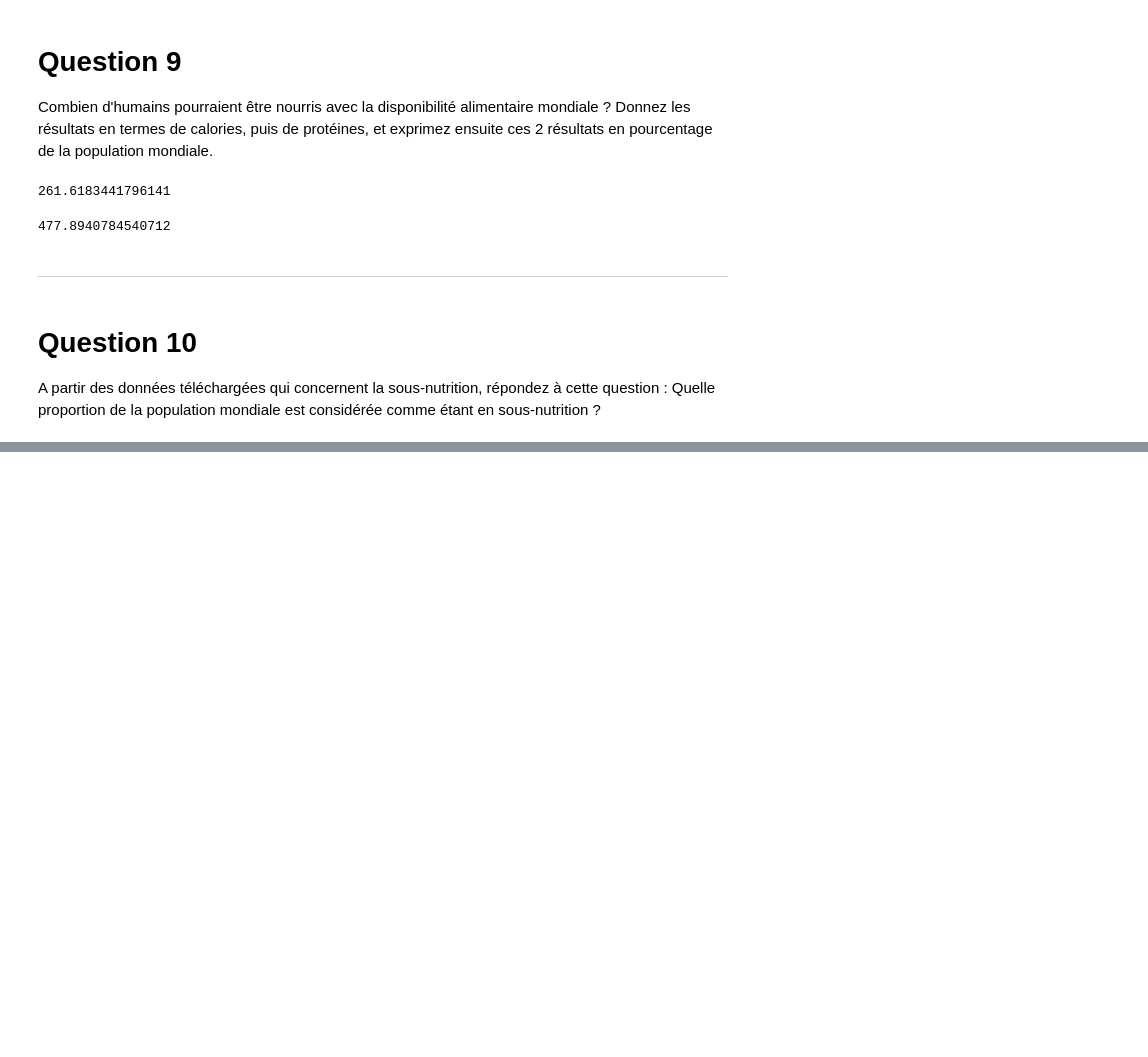
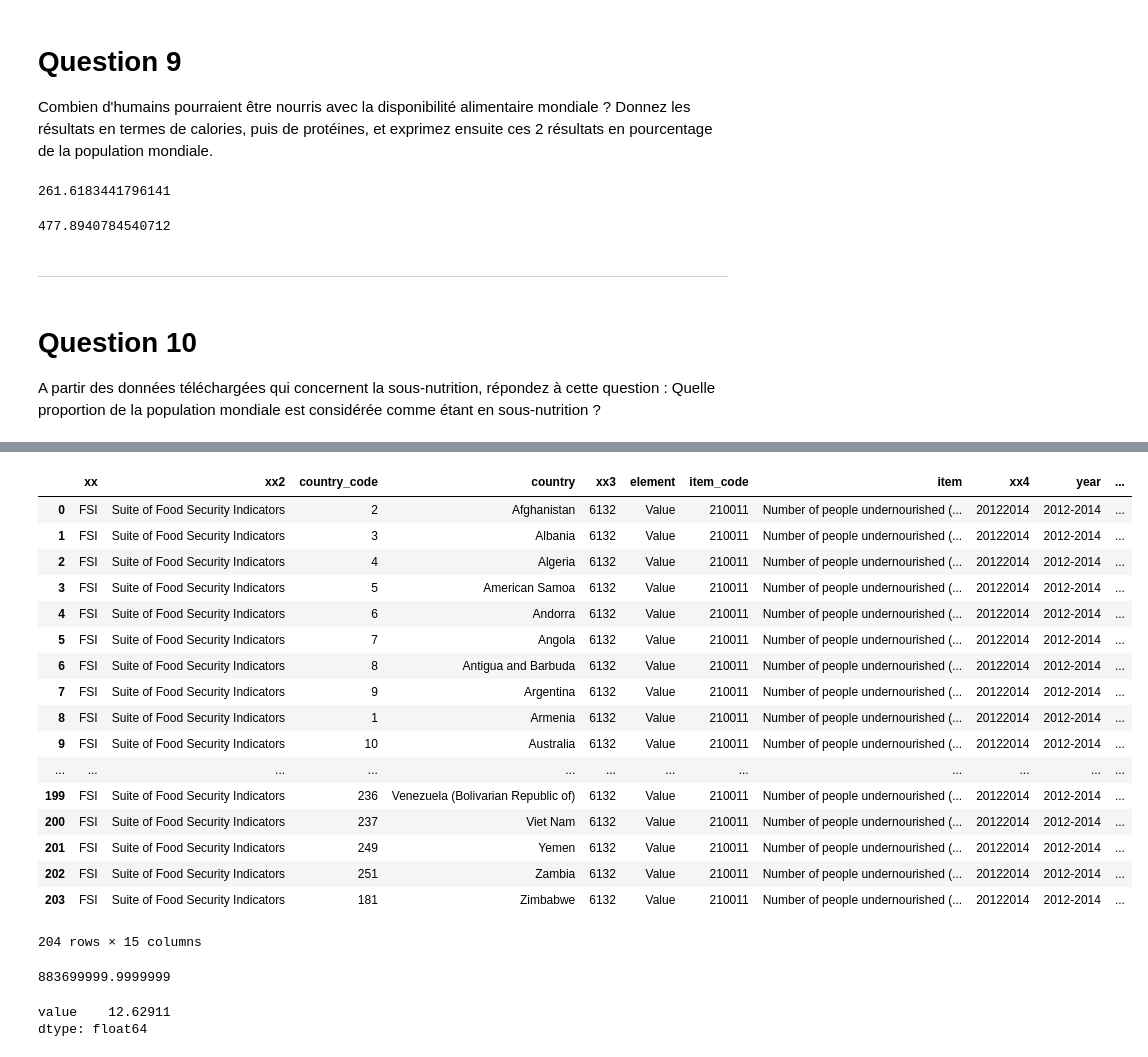
Before and after one commit to Sh4mSh4m/OCR_DA_proj3, a Jupyter notebook: projet3_fao.ipynb, the cells around one changed output, grey strips where cells are left out. Cells and saved outputs as stored; diff of their text form; code cells hidden in the pictures; blank space fills up the shorter version.

```diff
--- a/projet3_fao.ipynb
+++ b/projet3_fao.ipynb
@@ -504,0 +533,34 @@ A partir des données téléchargées qui concernent la sous-nutrition, réponde
+# %%
+undernourrished.loc[(undernourrished['value'] == "<0.1"), 'value'] = 0.1
+# %%
+undernourrished
+# %% [output]
+|  | xx | xx2 | country_code | country | xx3 | element | item_code | item | xx4 | year | ... |
+| 0 | FSI | Suite of Food Security Indicators | 2 | Afghanistan | 6132 | Value | 210011 | Number of people undernourished (... | 20122014 | 2012-2014 | ... |
+| 1 | FSI | Suite of Food Security Indicators | 3 | Albania | 6132 | Value | 210011 | Number of people undernourished (... | 20122014 | 2012-2014 | ... |
+| 2 | FSI | Suite of Food Security Indicators | 4 | Algeria | 6132 | Value | 210011 | Number of people undernourished (... | 20122014 | 2012-2014 | ... |
+| 3 | FSI | Suite of Food Security Indicators | 5 | American Samoa | 6132 | Value | 210011 | Number of people undernourished (... | 20122014 | 2012-2014 | ... |
+| 4 | FSI | Suite of Food Security Indicators | 6 | Andorra | 6132 | Value | 210011 | Number of people undernourished (... | 20122014 | 2012-2014 | ... |
+| 5 | FSI | Suite of Food Security Indicators | 7 | Angola | 6132 | Value | 210011 | Number of people undernourished (... | 20122014 | 2012-2014 | ... |
+| 6 | FSI | Suite of Food Security Indicators | 8 | Antigua and Barbuda | 6132 | Value | 210011 | Number of people undernourished (... | 20122014 | 2012-2014 | ... |
+| 7 | FSI | Suite of Food Security Indicators | 9 | Argentina | 6132 | Value | 210011 | Number of people undernourished (... | 20122014 | 2012-2014 | ... |
+| 8 | FSI | Suite of Food Security Indicators | 1 | Armenia | 6132 | Value | 210011 | Number of people undernourished (... | 20122014 | 2012-2014 | ... |
+| 9 | FSI | Suite of Food Security Indicators | 10 | Australia | 6132 | Value | 210011 | Number of people undernourished (... | 20122014 | 2012-2014 | ... |
+| ... | ... | ... | ... | ... | ... | ... | ... | ... | ... | ... | ... |
+| 199 | FSI | Suite of Food Security Indicators | 236 | Venezuela (Bolivarian Republic of) | 6132 | Value | 210011 | Number of people undernourished (... | 20122014 | 2012-2014 | ... |
+| 200 | FSI | Suite of Food Security Indicators | 237 | Viet Nam | 6132 | Value | 210011 | Number of people undernourished (... | 20122014 | 2012-2014 | ... |
+| 201 | FSI | Suite of Food Security Indicators | 249 | Yemen | 6132 | Value | 210011 | Number of people undernourished (... | 20122014 | 2012-2014 | ... |
+| 202 | FSI | Suite of Food Security Indicators | 251 | Zambia | 6132 | Value | 210011 | Number of people undernourished (... | 20122014 | 2012-2014 | ... |
+| 203 | FSI | Suite of Food Security Indicators | 181 | Zimbabwe | 6132 | Value | 210011 | Number of people undernourished (... | 20122014 | 2012-2014 | ... |
+204 rows × 15 columns
+# %%
+undernourrished_total = undernourrished['value'].astype(float).sum() * 1000000
+undernourrished_total
+# %% [output]
+883699999.9999999
+# %%
+undernourrished_percent = undernourrished_total / world_population * 100
+undernourrished_percent
+# %% [output]
+value    12.62911
+dtype: float64
```
Also changed, not shown: parts of 14 cells of this notebook.
